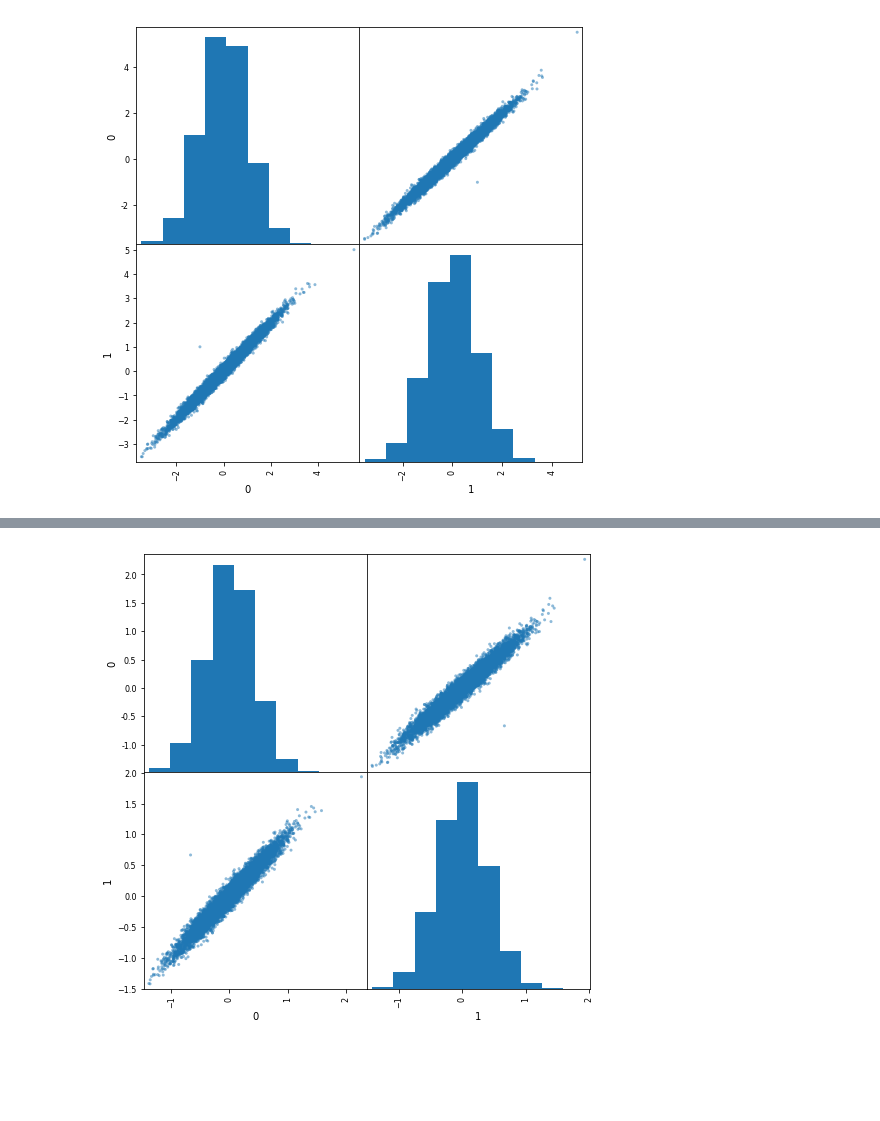
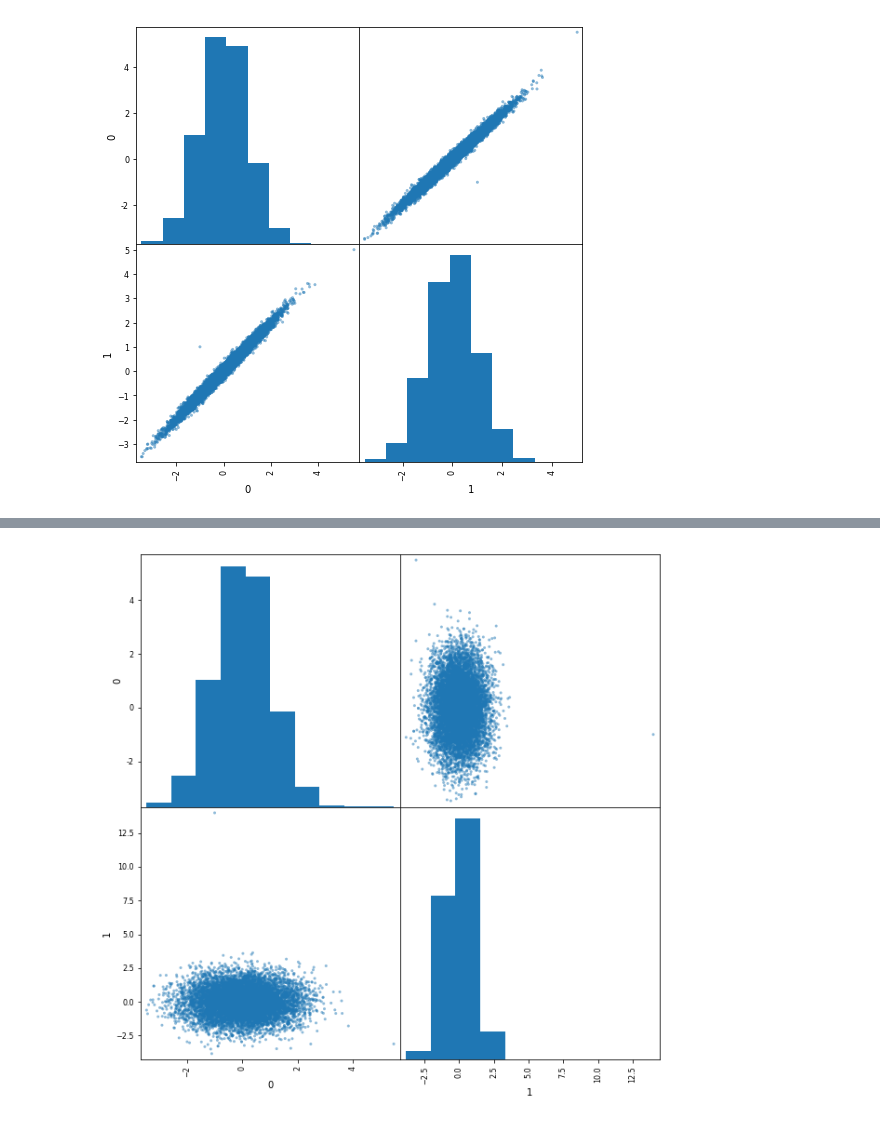
Before and after one commit to jsigee87/Data-Science-Lab-ee379k, a Jupyter notebook: lab2/src/problem2.ipynb, the cells around one changed output, grey strips where cells are left out. Saved outputs shown, nothing was run; the diff lists cells and outputs as text; code cells hidden in the pictures; blank space fills up the shorter version.

```diff
--- a/lab2/src/problem2.ipynb
+++ b/lab2/src/problem2.ipynb
@@ -16,5 +21,6 @@ _ = scatter_matrix(df.iloc[:,1:], figsize=(8,8))
 [figure]
 # %%
 Z = np.array(df.iloc[:,1:])
-Q = np.array([[2, 0.5],[0.5,2]])
-Q_inv = np.linalg.inv(Q)
+Q = np.linalg.cholesky(df.iloc[:,1:].cov())
+Q_inv = np.linalg.inv(Q.T)
+print(Q_inv)
@@ -45,4 +33,4 @@ print(Y)
 # %%
-_ = scatter_matrix(Y, figsize=(8,8))
+_ = scatter_matrix(Y, figsize=(10,10))
 # %% [output]
-[figure, old version]
+[figure, new version]
```
Also changed, not shown: parts of 5 cells of this notebook, 2 other files.
